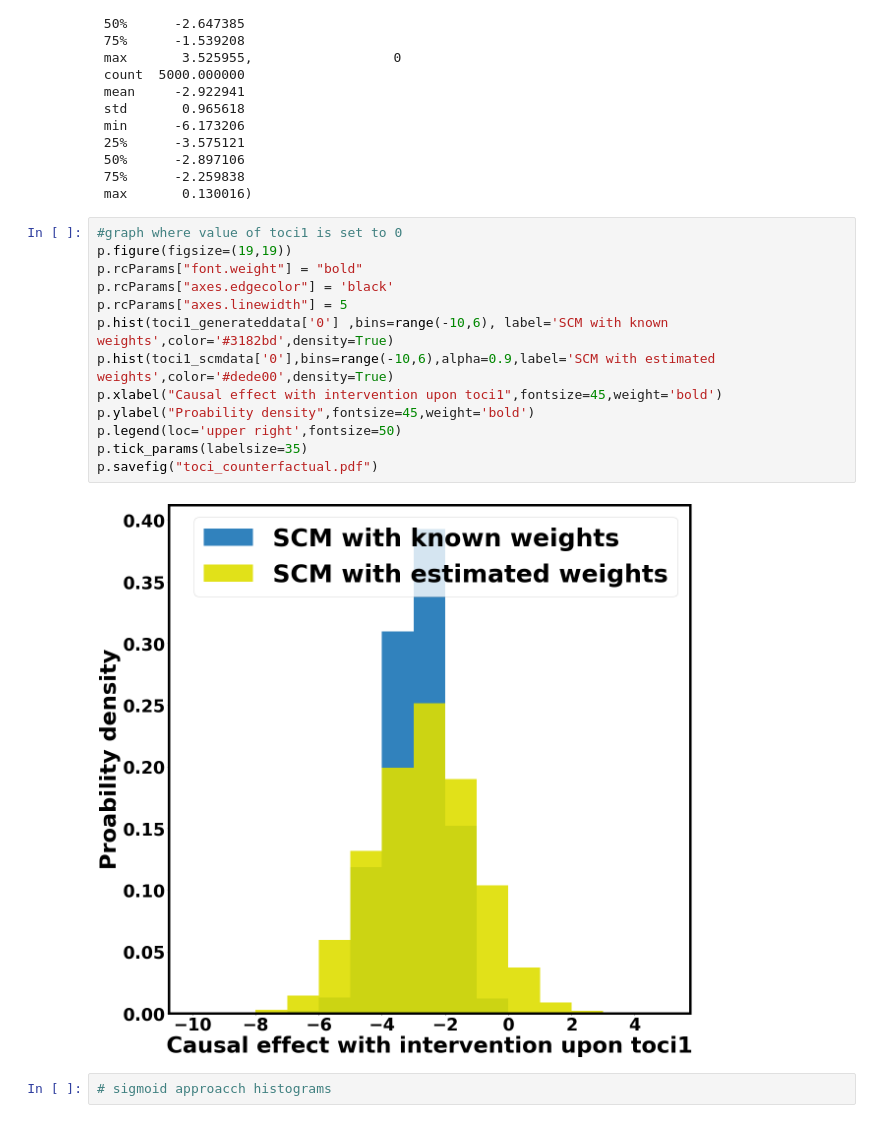
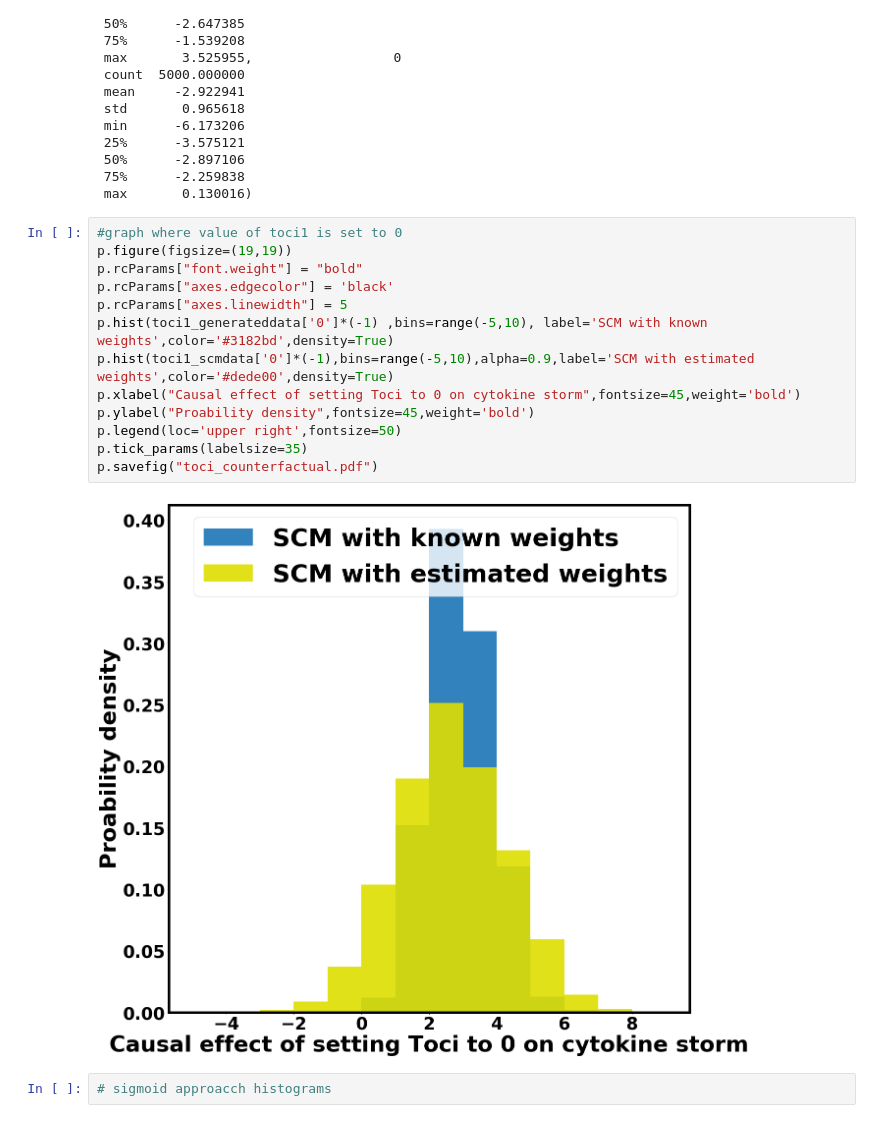
Before and after one commit to bel2scm/bel2scm, a Jupyter notebook: bel2scm_visualizations/notebook/covid_visualizations.ipynb, the cells around one changed output. Drawn from its saved outputs; the diff is of its cells as text.

Commit message:
create new figures for fig 10

```diff
--- a/bel2scm_visualizations/notebook/covid_visualizations.ipynb
+++ b/bel2scm_visualizations/notebook/covid_visualizations.ipynb
@@ -67,18 +67,18 @@ toci1_scmdata.describe(), toci1_generateddata.describe()
 # %%
 #graph where value of toci1 is set to 0
 p.figure(figsize=(19,19))
 p.rcParams["font.weight"] = "bold"
 p.rcParams["axes.edgecolor"] = 'black'
 p.rcParams["axes.linewidth"] = 5
-p.hist(toci1_generateddata['0'] ,bins=range(-10,6), label='SCM with known weights',color='#3182bd',density=True)
-p.hist(toci1_scmdata['0'],bins=range(-10,6),alpha=0.9,label='SCM with estimated weights',color='#dede00',density=True)
-p.xlabel("Causal effect with intervention upon toci1",fontsize=45,weight='bold')
+p.hist(toci1_generateddata['0']*(-1) ,bins=range(-5,10), label='SCM with known weights',color='#3182bd',density=True)
+p.hist(toci1_scmdata['0']*(-1),bins=range(-5,10),alpha=0.9,label='SCM with estimated weights',color='#dede00',density=True)
+p.xlabel("Causal effect of setting Toci to 0 on cytokine storm",fontsize=45,weight='bold')
 p.ylabel("Proability density",fontsize=45,weight='bold')
 p.legend(loc='upper right',fontsize=50)
 p.tick_params(labelsize=35)
 p.savefig("toci_counterfactual.pdf")
 # %% [output]
-[figure, old version]
+[figure, new version]
 # %%
 # sigmoid approacch histograms
 # %%
```
Also changed, not shown: parts of 3 cells of this notebook, 11 other files.
